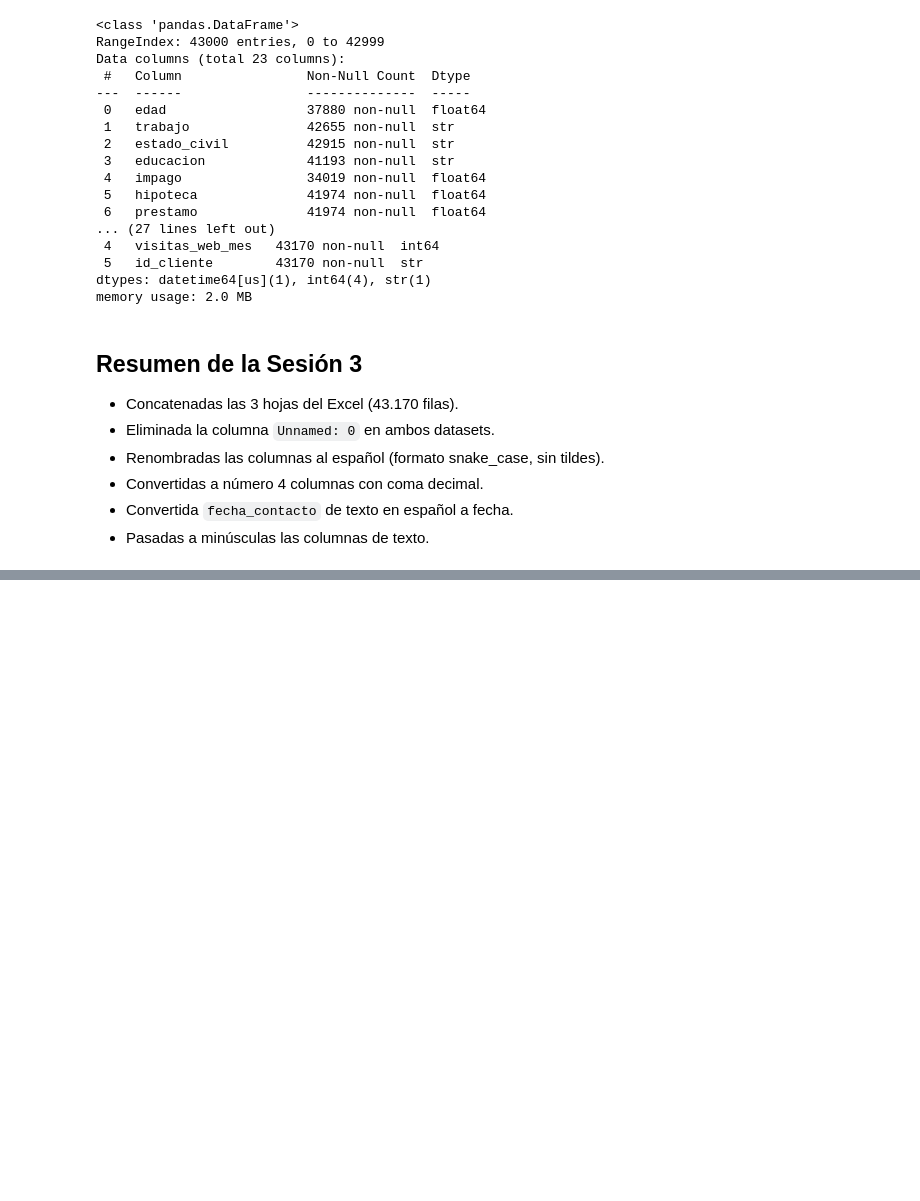
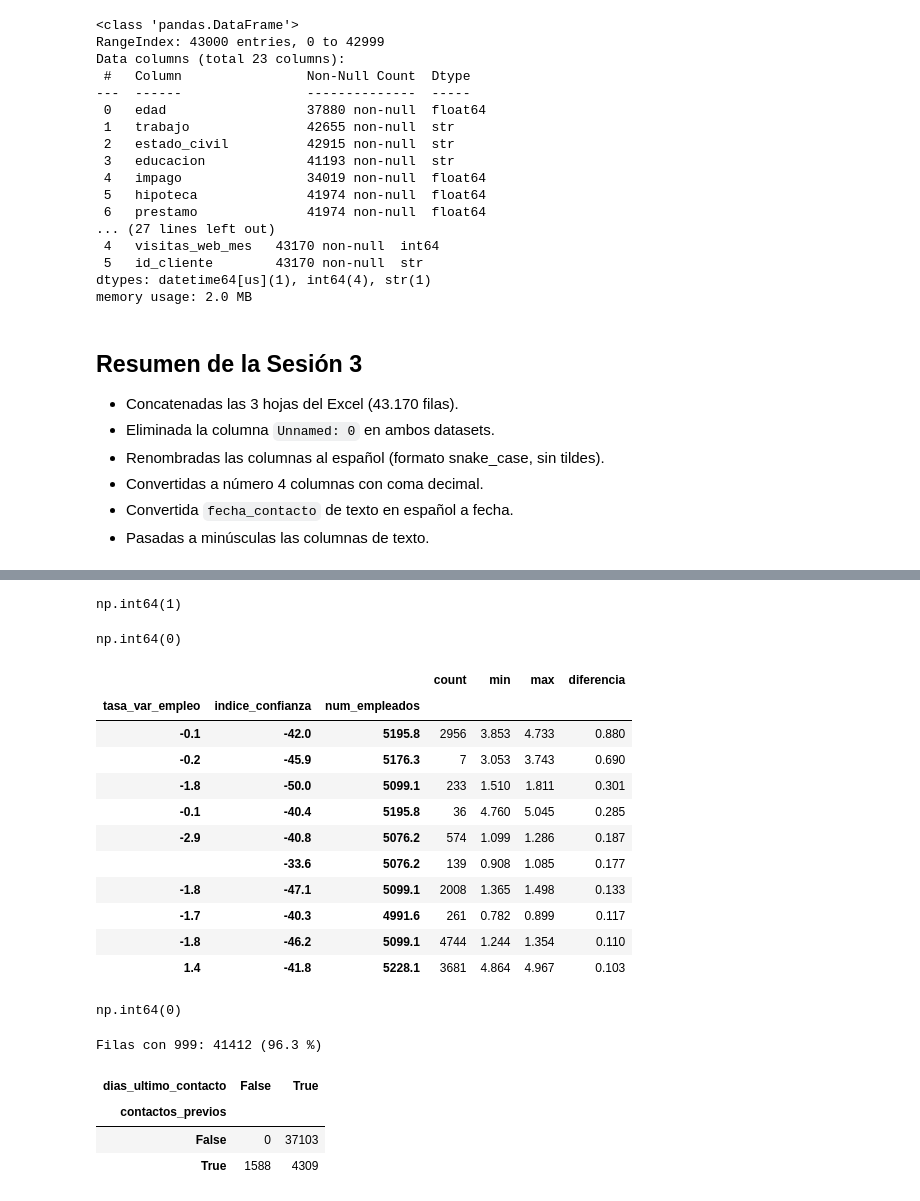
Before and after one commit to AntonioRojasBoquizo/00_da_p04_v01, a Jupyter notebook: notebooks/02_limpieza_y_transformacion.ipynb, the cells around one changed output, grey strips where cells are left out. Drawn from its saved outputs; the diff is of its cells as text; code cells hidden in the pictures; blank space fills up the shorter version.

```diff
--- a/notebooks/02_limpieza_y_transformacion.ipynb
+++ b/notebooks/02_limpieza_y_transformacion.ipynb
@@ -183,0 +230,8 @@ memory usage: 2.0 MB
+# %%
+for col in ["trabajo", "estado_civil", "educacion"]:
+    df_bank[col] = df_bank[col].fillna("desconocido")
+# %%
+equivalencias = {1.0: "si", 0.0: "no"}
+
+for col in ["hipoteca", "prestamo"]:
+    df_bank[col] = df_bank[col].map(equivalencias).fillna("desconocido")
@@ -183,0 +258,38 @@ memory usage: 2.0 MB
+# %%
+claves = ["tasa_var_empleo", "indice_confianza", "num_empleados"]
+# %%
+df_bank.groupby(claves)["indice_precios"].nunique().max()
+# %% [output]
+np.int64(1)
+# %%
+df_bank["indice_precios"] = df_bank["indice_precios"].fillna(
+    df_bank.groupby(claves)["indice_precios"].transform("first")
+)
+# %%
+df_bank["indice_precios"].isnull().sum()
+# %% [output]
+np.int64(0)
+# %%
+rango = df_bank.groupby(claves)["euribor_3m"].agg(["count", "min", "max"])
+rango["diferencia"] = rango["max"] - rango["min"]
+rango.sort_values("diferencia", ascending=False).head(10)
+# %% [output]
+|  |  |  | count | min | max | diferencia |
+| tasa_var_empleo | indice_confianza | num_empleados |  |  |  |  |
+| -0.1 | -42.0 | 5195.8 | 2956 | 3.853 | 4.733 | 0.880 |
+| -0.2 | -45.9 | 5176.3 | 7 | 3.053 | 3.743 | 0.690 |
+| -1.8 | -50.0 | 5099.1 | 233 | 1.510 | 1.811 | 0.301 |
+| -0.1 | -40.4 | 5195.8 | 36 | 4.760 | 5.045 | 0.285 |
+| -2.9 | -40.8 | 5076.2 | 574 | 1.099 | 1.286 | 0.187 |
+|  | -33.6 | 5076.2 | 139 | 0.908 | 1.085 | 0.177 |
+| -1.8 | -47.1 | 5099.1 | 2008 | 1.365 | 1.498 | 0.133 |
+| -1.7 | -40.3 | 4991.6 | 261 | 0.782 | 0.899 | 0.117 |
+| -1.8 | -46.2 | 5099.1 | 4744 | 1.244 | 1.354 | 0.110 |
+| 1.4 | -41.8 | 5228.1 | 3681 | 4.864 | 4.967 | 0.103 |
+# %%
+df_bank["euribor_3m"] = df_bank["euribor_3m"].fillna(
+    df_bank.groupby(claves)["euribor_3m"].transform("median")
+)
+df_bank["euribor_3m"].isnull().sum()
+# %% [output]
+np.int64(0)
@@ -183,0 +298,12 @@ memory usage: 2.0 MB
+# %%
+es_999 = df_bank["dias_ultimo_contacto"] == 999
+print(f"Filas con 999: {es_999.sum()} ({es_999.mean() * 100:.1f} %)")
+# %% [output]
+Filas con 999: 41412 (96.3 %)
+# %%
+pd.crosstab(df_bank["contactos_previos"] > 0, es_999)
+# %% [output]
+| dias_ultimo_contacto | False | True |
+| contactos_previos |  |  |
+| False | 0 | 37103 |
+| True | 1588 | 4309 |
```
Also changed, not shown: parts of 18 cells of this notebook.
